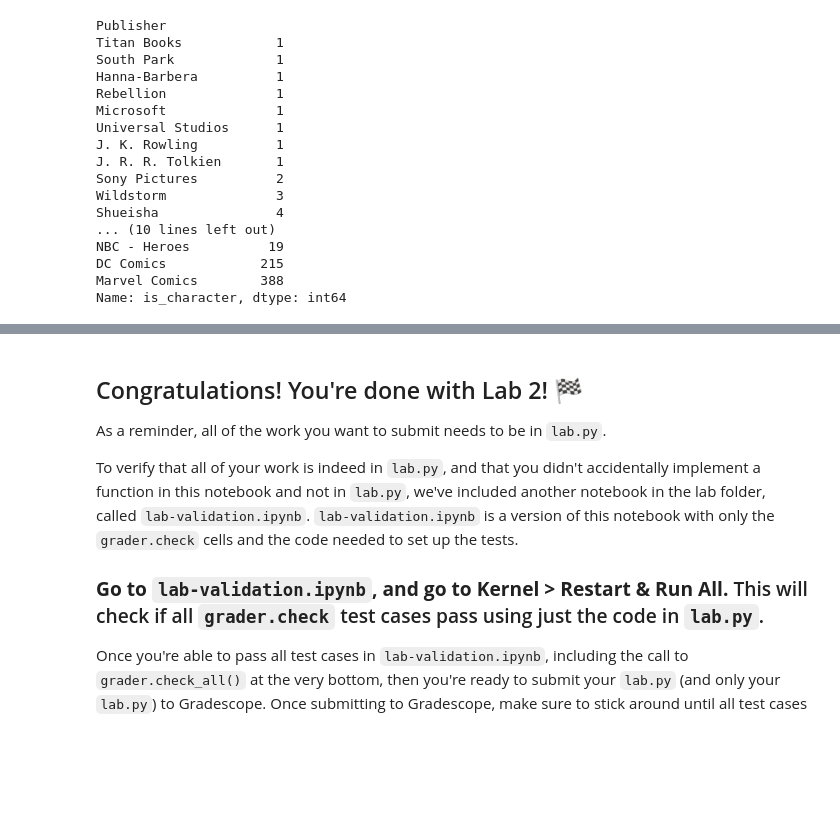
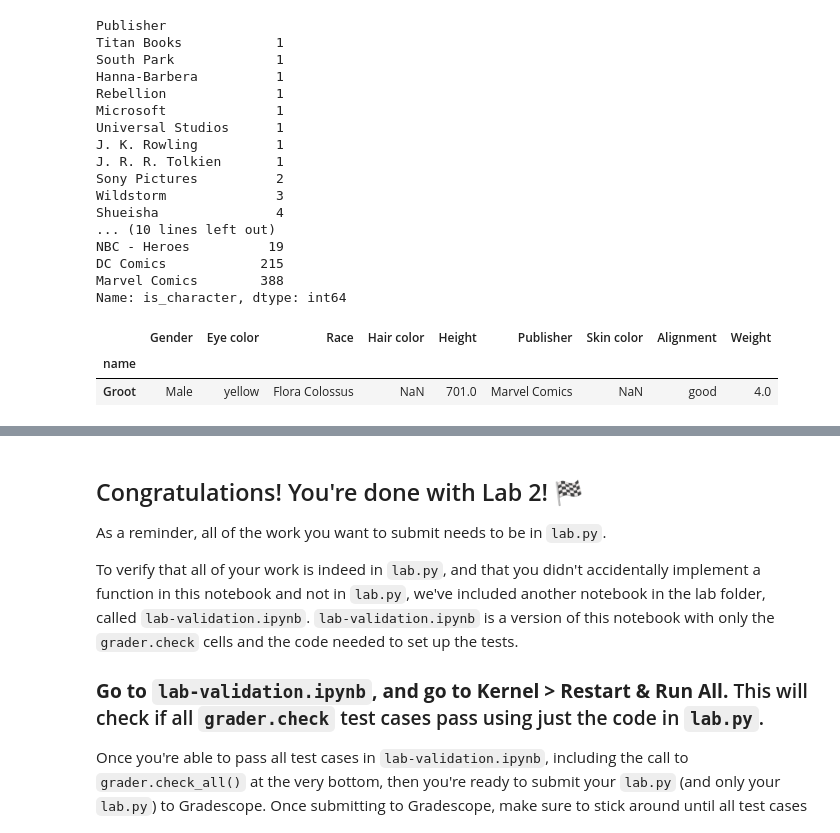
Before and after one commit to ncolebank12/dsc80-2023-sp, a Jupyter notebook: labs/02-pandas/lab.ipynb, the cells around one changed output, grey strips where cells are left out. Saved outputs shown, nothing was run; the diff lists cells and outputs as text; code cells hidden in the pictures; blank space fills up the shorter version.

```diff
--- a/labs/02-pandas/lab.ipynb
+++ b/labs/02-pandas/lab.ipynb
@@ -642,7 +638,12 @@ Name: is_character, dtype: int64
 # %%
 weight = indexed['Weight']
 height = indexed['Height']
-fits_conditions = indexed[(height > (height.mean() + height.std())) and (weight < (weight.mean() - weight.std()))]
+fits_conditions = indexed[(height > (height.mean() + height.std())) & (weight < (weight.mean() - weight.std()))]
+fits_conditions
+# %% [output]
+|  | Gender | Eye color | Race | Hair color | Height | Publisher | Skin color | Alignment | Weight |
+| name |  |  |  |  |  |  |  |  |  |
+| Groot | Male | yellow | Flora Colossus | NaN | 701.0 | Marvel Comics | NaN | good | 4.0 |
 # %%
 # don't change this cell -- it is needed for the tests to work
 stats_out = super_hero_stats()
```
Also changed, not shown: parts of 8 cells of this notebook, 4 other files.
